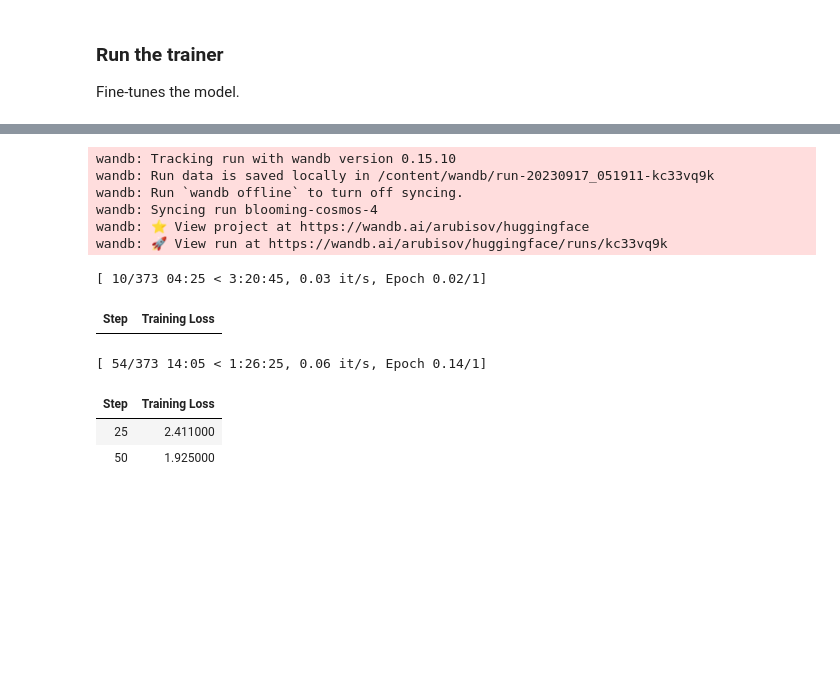
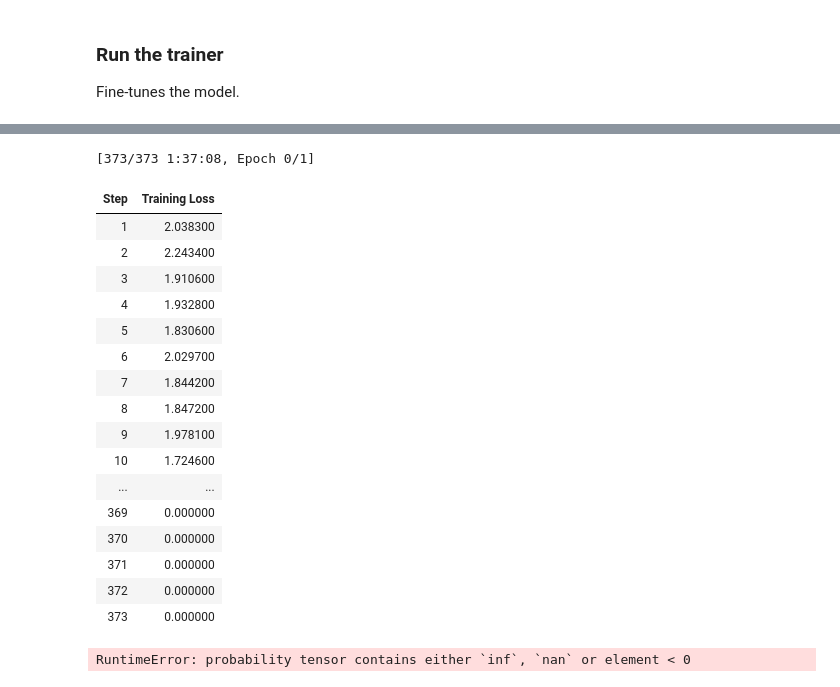
Before and after one commit to arubisov/gmail-llm-ghostwriter, a Jupyter notebook: Gmail_Finetune_LLaMa_2.ipynb, the cells around one changed output, grey strips where cells are left out. Drawn from its saved outputs; the diff is of its cells as text; code cells hidden in the pictures; blank space fills up the shorter version.

```diff
--- a/Gmail_Finetune_LLaMa_2.ipynb
+++ b/Gmail_Finetune_LLaMa_2.ipynb
@@ -122,0 +135,16 @@ dataset = load_dataset("json", data_files=str(path/'gmail-finetune-dataset.json'
+# %%
+print(f"bos: {tokenizer.bos_token_id} {tokenizer.bos_token}")
+print(f"eos: {tokenizer.eos_token_id} {tokenizer.eos_token}")
+print(f"pad: {tokenizer.pad_token_id} {tokenizer.pad_token}")
+print(f"vocab length={len(tokenizer.get_vocab())}")
+
+# tokenizer.add_special_tokens({'pad_token': '[PAD]'})
+
+print(f"unk: {tokenizer.unk_token_id} {tokenizer.unk_token}")
+print(f"bos: {tokenizer.bos_token_id} {tokenizer.bos_token}")
+print(f"eos: {tokenizer.eos_token_id} {tokenizer.eos_token}")
+print(f"pad: {tokenizer.pad_token_id} {tokenizer.pad_token}")
+print(f"vocab length={len(tokenizer.get_vocab())}")
+
+model.resize_token_embeddings(len(tokenizer))
+model.model.embed_tokens.weight.data[-1, :] = model.model.embed_tokens.weight.data[tokenizer.unk_token_id, :]
@@ -158,8 +198,8 @@ from peft import (
     prepare_model_for_kbit_training,
 )
 
-lora_r = 64             # LoRA attention dimension
-lora_alpha = 16         # Alpha parameter for LoRA scaling
+lora_r = 8              # LoRA attention dimension
+lora_alpha = 32         # Alpha parameter for LoRA scaling
 lora_dropout = 0.1      # Dropout probability for LoRA layers
 
 peft_config = LoraConfig(
@@ -168,7 +208,8 @@ peft_config = LoraConfig(
     r=lora_r,
     lora_alpha=lora_alpha,
     lora_dropout=lora_dropout,
-    target_modules = ["q_proj", "v_proj"]
+    target_modules=["q_proj", "v_proj", "k_proj"],
+    modules_to_save=["embed_tokens", "lm_head"]     # added to train the new PAD token embedding in addition to LoRA layers
 )
 
 # prepare int-8 model for training
@@ -194,11 +235,11 @@ per_device_eval_batch_size = 4    # Batch size per GPU for evaluation
 gradient_accumulation_steps = 4   # Number of update steps to accumulate the gradients for. try 1?
 optim = "paged_adamw_32bit"       # Optimizer to use. maybe adamw_torch_fused?
 num_train_epochs = 1              # Number of training epochs
-save_steps = 25                   # Save checkpoint every X update steps
-logging_steps = 25                # Log every X updates steps
-learning_rate = 2e-4              # Initial learning rate (AdamW optimizer)
+save_steps = 50                   # Save checkpoint every X update steps
+logging_steps = 1                 # Log every X updates steps
+learning_rate = 1e-4              # Initial learning rate (AdamW optimizer)
 lr_scheduler_type = "cosine"      # Learning rate schedule
-weight_decay = 0.001              # Weight decay to apply to all layers except bias/LayerNorm weights
+weight_decay = 0.01               # Weight decay to apply to all layers except bias/LayerNorm weights
 max_grad_norm = 0.3               # Maximum gradient normal (gradient clipping). try 1?
 max_steps = -1                    # Number of training steps (overrides num_train_epochs)
 warmup_ratio = 0.03               # Ratio of steps for a linear warmup (from 0 to learning rate)
@@ -237,7 +278,7 @@ Lastly we set up the `SFTTrainer`, or Supervised Fine Tuning trainer.
 # %%
 from trl import SFTTrainer
 
-max_seq_length = None     # Maximum sequence length to use - defaults to tokenizer max, or 2048
+max_seq_length = 1024     # Maximum sequence length to use - defaults to tokenizer max, or 2048
 packing = False           # Pack multiple short examples in the same input sequence to increase efficiency
 
 trainer = SFTTrainer(
@@ -265,27 +297,34 @@ True
 # %%
 # Fine-tuned model name
-new_model = "llama-2-7b-anton-gmail"
+new_model = "llama-2-7b-anton-gmail-v2"
 
 # Train model
-tokenizer.pad_token = tokenizer.eos_token
 trainer.train()
 
 # Save trained model
 trainer.model.save_pretrained(new_model)
 # %% [output]
-wandb: Tracking run with wandb version 0.15.10
-wandb: Run data is saved locally in /content/wandb/run-20230917_051911-kc33vq9k
-wandb: Run `wandb offline` to turn off syncing.
-wandb: Syncing run blooming-cosmos-4
-wandb: ⭐️ View project at https://wandb.ai/arubisov/huggingface
-wandb: 🚀 View run at https://wandb.ai/arubisov/huggingface/runs/kc33vq9k
+[373/373 1:37:08, Epoch 0/1]
-[ 10/373 04:25 < 3:20:45, 0.03 it/s, Epoch 0.02/1]
 | Step | Training Loss |
+| 1 | 2.038300 |
+| 2 | 2.243400 |
+| 3 | 1.910600 |
+| 4 | 1.932800 |
+| 5 | 1.830600 |
+| 6 | 2.029700 |
+| 7 | 1.844200 |
+| 8 | 1.847200 |
+| 9 | 1.978100 |
+| 10 | 1.724600 |
+| ... | ... |
+| 369 | 0.000000 |
+| 370 | 0.000000 |
+| 371 | 0.000000 |
+| 372 | 0.000000 |
+| 373 | 0.000000 |
-[ 54/373 14:05 < 1:26:25, 0.06 it/s, Epoch 0.14/1]
-| Step | Training Loss |
-| 25 | 2.411000 |
-| 50 | 1.925000 |
 # %%
 model.eval()
 with torch.no_grad():
-    print(tokenizer.decode(model.generate(**model_input, max_new_tokens=100)[0], skip_special_tokens=True))
+    print(tokenizer.decode(model.generate(**model_input, max_new_tokens=200)[0], skip_special_tokens=False))
+# %% [output]
+RuntimeError: probability tensor contains either `inf`, `nan` or element < 0
```
Also changed, not shown: parts of 13 cells of this notebook.
